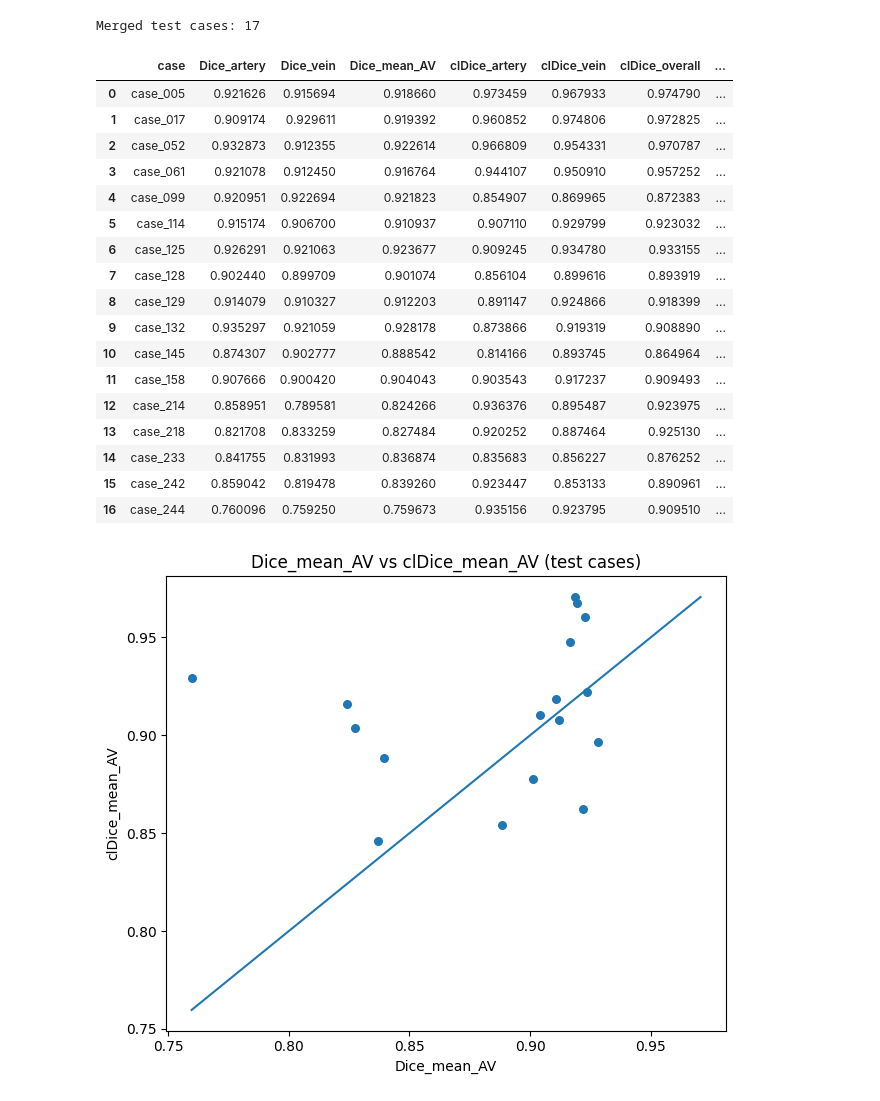
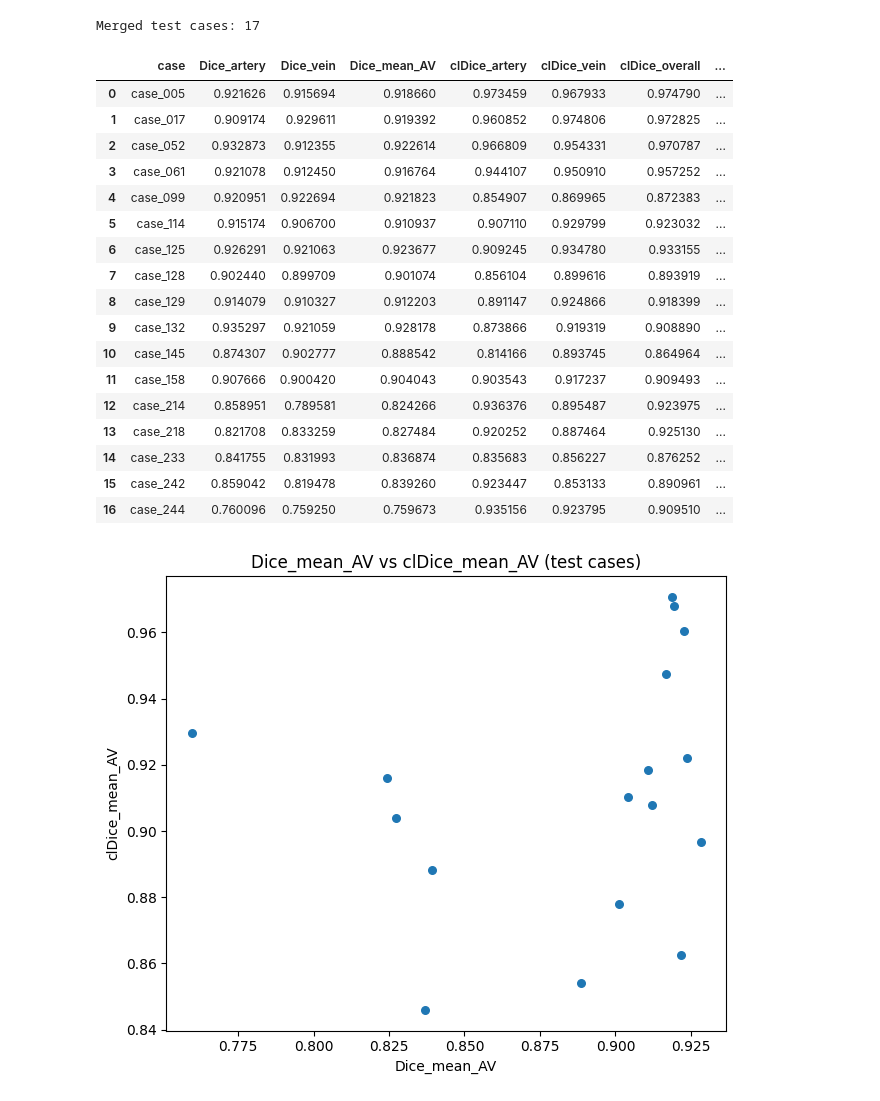
Before and after one commit to artmcl-ai/Project4-Vessel, a Jupyter notebook: Metrics_Notebooks/dice_and_cldice.ipynb, the cells around one changed output. Saved outputs shown, nothing was run; the diff lists cells and outputs as text; code cells hidden in the pictures.

```diff
--- a/Metrics_Notebooks/dice_and_cldice.ipynb
+++ b/Metrics_Notebooks/dice_and_cldice.ipynb
@@ -1,10 +1,10 @@
 # %%
+# nnunet baseline
 import json
 import re
 from pathlib import Path
 import pandas as pd
 import matplotlib.pyplot as plt
-
 METRICS_JSON = Path("/projectnb/ec500kb/projects/Fall_2025_Projects/Project_4_VesselFM/data/nnUNet_results/Dataset001_nnunet/preds/ensemble_seed1-10/metrics.json")
 CLDICE_JSON  = Path("/projectnb/ec500kb/projects/Fall_2025_Projects/Project_4_VesselFM/data/nnUNet_results/Dataset001_nnunet/preds/ensemble_seed1-10/cldice_eval/cldice_metrics.json")
 
@@ -82,9 +82,6 @@ sc = df.dropna(subset=["Dice_mean_AV", "clDice_mean_AV"])
 
 plt.figure(figsize=(6.5, 5.5))
 plt.scatter(sc["Dice_mean_AV"], sc["clDice_mean_AV"], s=30)
-lo = min(sc["Dice_mean_AV"].min(), sc["clDice_mean_AV"].min())
-hi = max(sc["Dice_mean_AV"].max(), sc["clDice_mean_AV"].max())
-plt.plot([lo, hi], [lo, hi])
 plt.title("Dice_mean_AV vs clDice_mean_AV (test cases)")
 plt.xlabel("Dice_mean_AV")
 plt.ylabel("clDice_mean_AV")
@@ -99,34 +96,34 @@ plt.ylabel("count")
 plt.tight_layout()
 plt.show()
 
 plt.figure(figsize=(7, 4))
 plt.hist(sc["clDice_mean_AV"].values, bins=10)
 plt.title("Distribution: clDice_mean_AV (test cases)")
 plt.xlabel("clDice_mean_AV")
 plt.ylabel("count")
 plt.tight_layout()
 plt.show()
 # %% [output]
 Merged test cases: 17
 |  | case | Dice_artery | Dice_vein | Dice_mean_AV | clDice_artery | clDice_vein | clDice_overall | ... |
 | 0 | case_005 | 0.921626 | 0.915694 | 0.918660 | 0.973459 | 0.967933 | 0.974790 | ... |
 | 1 | case_017 | 0.909174 | 0.929611 | 0.919392 | 0.960852 | 0.974806 | 0.972825 | ... |
 | 2 | case_052 | 0.932873 | 0.912355 | 0.922614 | 0.966809 | 0.954331 | 0.970787 | ... |
 | 3 | case_061 | 0.921078 | 0.912450 | 0.916764 | 0.944107 | 0.950910 | 0.957252 | ... |
 | 4 | case_099 | 0.920951 | 0.922694 | 0.921823 | 0.854907 | 0.869965 | 0.872383 | ... |
 | 5 | case_114 | 0.915174 | 0.906700 | 0.910937 | 0.907110 | 0.929799 | 0.923032 | ... |
 | 6 | case_125 | 0.926291 | 0.921063 | 0.923677 | 0.909245 | 0.934780 | 0.933155 | ... |
 | 7 | case_128 | 0.902440 | 0.899709 | 0.901074 | 0.856104 | 0.899616 | 0.893919 | ... |
 | 8 | case_129 | 0.914079 | 0.910327 | 0.912203 | 0.891147 | 0.924866 | 0.918399 | ... |
 | 9 | case_132 | 0.935297 | 0.921059 | 0.928178 | 0.873866 | 0.919319 | 0.908890 | ... |
 | 10 | case_145 | 0.874307 | 0.902777 | 0.888542 | 0.814166 | 0.893745 | 0.864964 | ... |
 | 11 | case_158 | 0.907666 | 0.900420 | 0.904043 | 0.903543 | 0.917237 | 0.909493 | ... |
 | 12 | case_214 | 0.858951 | 0.789581 | 0.824266 | 0.936376 | 0.895487 | 0.923975 | ... |
 | 13 | case_218 | 0.821708 | 0.833259 | 0.827484 | 0.920252 | 0.887464 | 0.925130 | ... |
 | 14 | case_233 | 0.841755 | 0.831993 | 0.836874 | 0.835683 | 0.856227 | 0.876252 | ... |
 | 15 | case_242 | 0.859042 | 0.819478 | 0.839260 | 0.923447 | 0.853133 | 0.890961 | ... |
 | 16 | case_244 | 0.760096 | 0.759250 | 0.759673 | 0.935156 | 0.923795 | 0.909510 | ... |
-[figure, old version]
+[figure, new version]
 [figure]
 [figure]
 # %%
```
Also changed, not shown: parts of 1 cell of this notebook.
